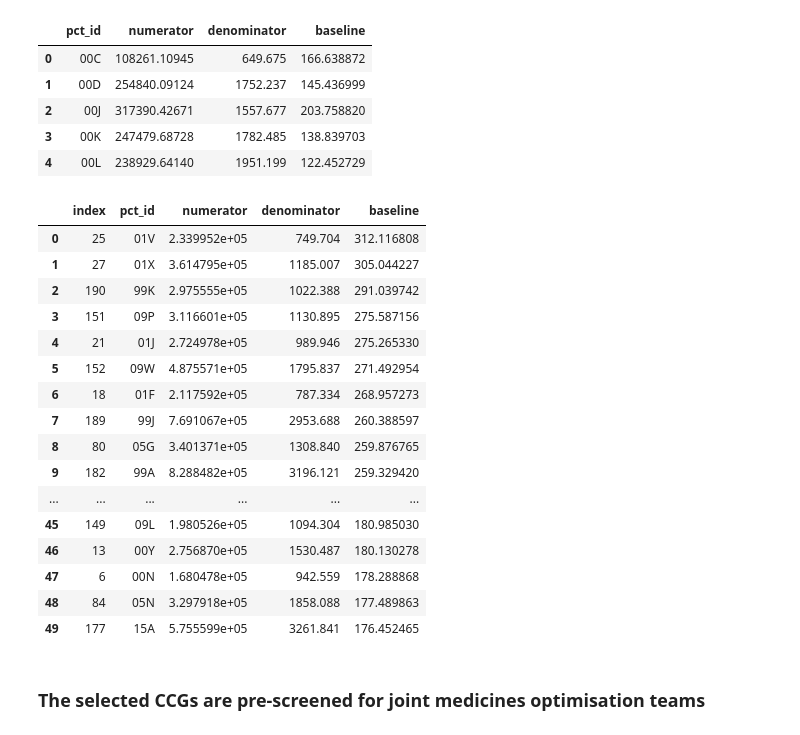
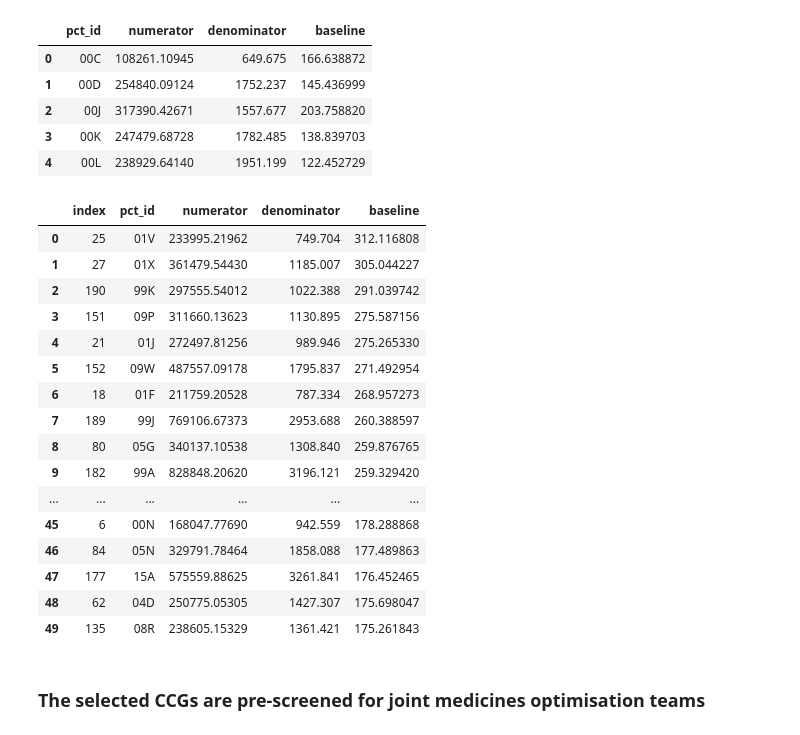
Before and after one commit to ebmdatalab/low-priority-CCG-visit-RCT, a Jupyter notebook: allocation/LPP RCT - CCG Allocation.ipynb, the cells around one changed output. Saved outputs shown, nothing was run; the diff lists cells and outputs as text; code cells hidden in the pictures.

Commit message:
Excluded 99P 99Q 08H

```diff
--- a/allocation/LPP RCT - CCG Allocation.ipynb
+++ b/allocation/LPP RCT - CCG Allocation.ipynb
@@ -79,27 +79,28 @@ agg_6m.head()
 | 4 | 00L | 238929.64140 | 1951.199 | 122.452729 |
 # %%
 ### select the worst ~50 to be pre-screened
+#(Also exclude CCGs 99P, 99Q and 08H as per exclusion criteria)
 
 df3 = agg_6m.copy()
-df3.sort_values(by="baseline", ascending=False).head(50).reset_index()
+df3.loc[(df3.pct_id!="08H")&(df3.pct_id !="99P")&(df3.pct_id !="99Q")].sort_values(by="baseline", ascending=False).head(50).reset_index()
 # %% [output]
 |  | index | pct_id | numerator | denominator | baseline |
-| 0 | 25 | 01V | 2.339952e+05 | 749.704 | 312.116808 |
-| 1 | 27 | 01X | 3.614795e+05 | 1185.007 | 305.044227 |
-| 2 | 190 | 99K | 2.975555e+05 | 1022.388 | 291.039742 |
-| 3 | 151 | 09P | 3.116601e+05 | 1130.895 | 275.587156 |
-| 4 | 21 | 01J | 2.724978e+05 | 989.946 | 275.265330 |
-| 5 | 152 | 09W | 4.875571e+05 | 1795.837 | 271.492954 |
-| 6 | 18 | 01F | 2.117592e+05 | 787.334 | 268.957273 |
-| 7 | 189 | 99J | 7.691067e+05 | 2953.688 | 260.388597 |
-| 8 | 80 | 05G | 3.401371e+05 | 1308.840 | 259.876765 |
-| 9 | 182 | 99A | 8.288482e+05 | 3196.121 | 259.329420 |
+| 0 | 25 | 01V | 233995.21962 | 749.704 | 312.116808 |
+| 1 | 27 | 01X | 361479.54430 | 1185.007 | 305.044227 |
+| 2 | 190 | 99K | 297555.54012 | 1022.388 | 291.039742 |
+| 3 | 151 | 09P | 311660.13623 | 1130.895 | 275.587156 |
+| 4 | 21 | 01J | 272497.81256 | 989.946 | 275.265330 |
+| 5 | 152 | 09W | 487557.09178 | 1795.837 | 271.492954 |
+| 6 | 18 | 01F | 211759.20528 | 787.334 | 268.957273 |
+| 7 | 189 | 99J | 769106.67373 | 2953.688 | 260.388597 |
+| 8 | 80 | 05G | 340137.10538 | 1308.840 | 259.876765 |
+| 9 | 182 | 99A | 828848.20620 | 3196.121 | 259.329420 |
 | ... | ... | ... | ... | ... | ... |
-| 45 | 149 | 09L | 1.980526e+05 | 1094.304 | 180.985030 |
-| 46 | 13 | 00Y | 2.756870e+05 | 1530.487 | 180.130278 |
-| 47 | 6 | 00N | 1.680478e+05 | 942.559 | 178.288868 |
-| 48 | 84 | 05N | 3.297918e+05 | 1858.088 | 177.489863 |
-| 49 | 177 | 15A | 5.755599e+05 | 3261.841 | 176.452465 |
+| 45 | 6 | 00N | 168047.77690 | 942.559 | 178.288868 |
+| 46 | 84 | 05N | 329791.78464 | 1858.088 | 177.489863 |
+| 47 | 177 | 15A | 575559.88625 | 3261.841 | 176.452465 |
+| 48 | 62 | 04D | 250775.05305 | 1427.307 | 175.698047 |
+| 49 | 135 | 08R | 238605.15329 | 1361.421 | 175.261843 |
 # %% [markdown]
 
 ### The selected CCGs are pre-screened for joint medicines optimisation teams
```
Also changed, not shown: parts of 5 cells of this notebook.
